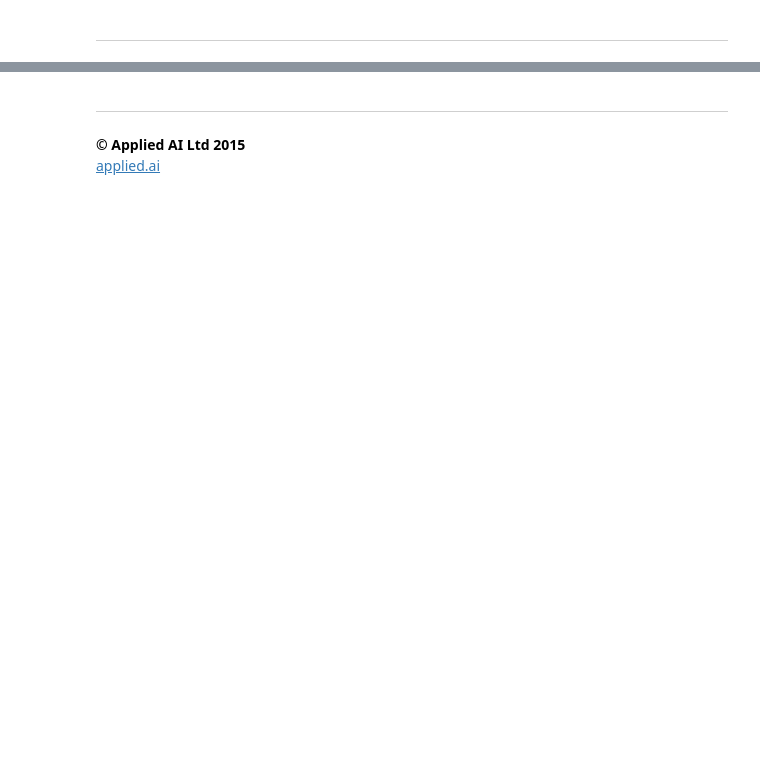
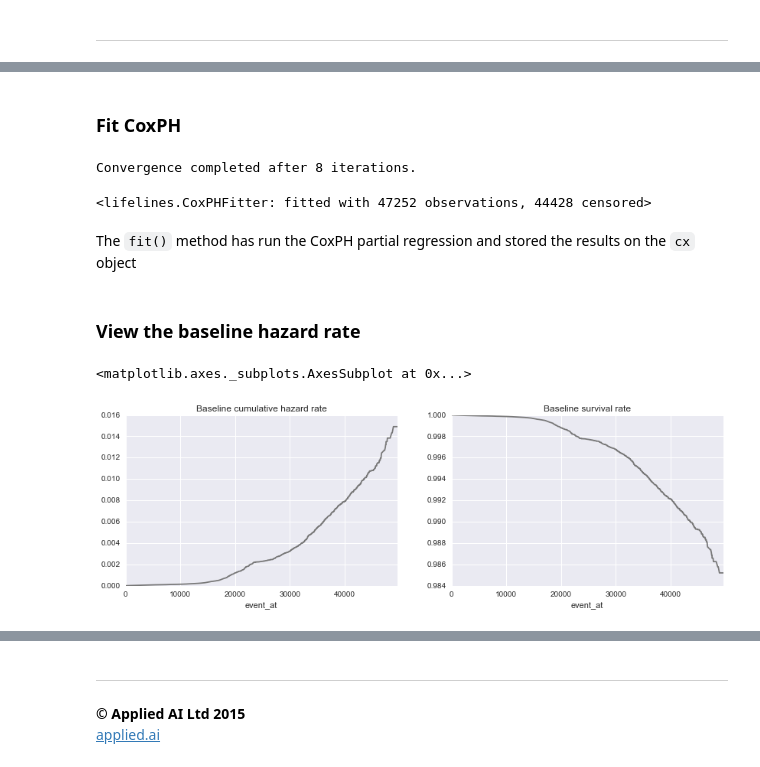
Before and after one commit to vnnw/appliedai_survivalhdd, a Jupyter notebook: 04_CoxPHModel.ipynb, the cells around one changed output, grey strips where cells are left out. Cells and saved outputs as stored; diff of their text form; code cells hidden in the pictures; blank space fills up the shorter version.

```diff
--- a/04_CoxPHModel.ipynb
+++ b/04_CoxPHModel.ipynb
@@ -157,17 +84,0 @@ feats_numeric2sd = ['{}2sd'.format(f) for f in feats_numeric]
-# %%
-fits_df, fits_dfi, fits_dfi_train = OrderedDict(), OrderedDict(), OrderedDict()
-
-for f1, f2 in zip(feats_numeric, feats_numeric2sd):
-
-    ## transform df
-    fits_df[f1] = standardize_fit(df[f1])
-    df[f2] = standardize_transform(df[f1], fits_df[f1]['mean'], 2*fits_df[f1]['sd'])
-
-    ## transform dfi
-    fits_dfi[f1] = standardize_fit(dfi[f1])
-    dfi[f2] = standardize_transform(dfi[f1], fits_dfi[f1]['mean'], 2*fits_dfi[f1]['sd'])
-
-    ## transform dfi train & test
-    fits_dfi_train[f1] = standardize_fit(dfi_train[f1])
-    dfi_train[f2] = standardize_transform(dfi_train[f1], fits_dfi_train[f1]['mean'], 2*fits_dfi_train[f1]['sd'])
-    dfi_test[f2] = standardize_transform(dfi_test[f1], fits_dfi_train[f1]['mean'], 2*fits_dfi_train[f1]['sd'])
@@ -224,0 +99,11 @@ for i, cap in enumerate(np.unique(df['capacity'])):
+# %%
+modelspec = 'manufacturer + capacity'
+
+dft = pt.dmatrix(modelspec, df, return_type='dataframe')
+design_info = dft.design_info
+dft = dft.join(df[['maxhours','failed']])
+
+## NOTE: CoxPHFitter expects reduced-rank design matrix WITHOUT intercept
+## https://courses.nus.edu.sg/course/stacar/internet/st3242/handouts/notes3.pdf?
+del dft['Intercept']
+dft.head().T
@@ -224,0 +126,22 @@ for i, cap in enumerate(np.unique(df['capacity'])):
+# %% [markdown]
+### Fit CoxPH
+# %%
+cx = sa.CoxPHFitter(normalize=False)
+cx.fit(df=dft, duration_col='maxhours', event_col='failed'
+           ,show_progress=True, include_likelihood=True)
+# %% [output]
+Convergence completed after 8 iterations.
+<lifelines.CoxPHFitter: fitted with 47252 observations, 44428 censored>
+# %% [markdown]
+The `fit()` method has run the CoxPH partial regression and stored the results on the `cx` object
+# %% [markdown]
+### View the baseline hazard rate
+# %%
+fig, axes = plt.subplots(nrows=1, ncols=2, squeeze=False, sharex=True, figsize=(14,4))
+cx.baseline_cumulative_hazard_.plot(ax=axes[0,0], legend=False
+                ,title='Baseline cumulative hazard rate')
+cx.baseline_survival_.plot(ax=axes[0,1], legend=False
+                ,title='Baseline survival rate')
+# %% [output]
+<matplotlib.axes._subplots.AxesSubplot at 0x...>
+[figure, added]
```
Also changed, not shown: parts of 35 cells of this notebook.
